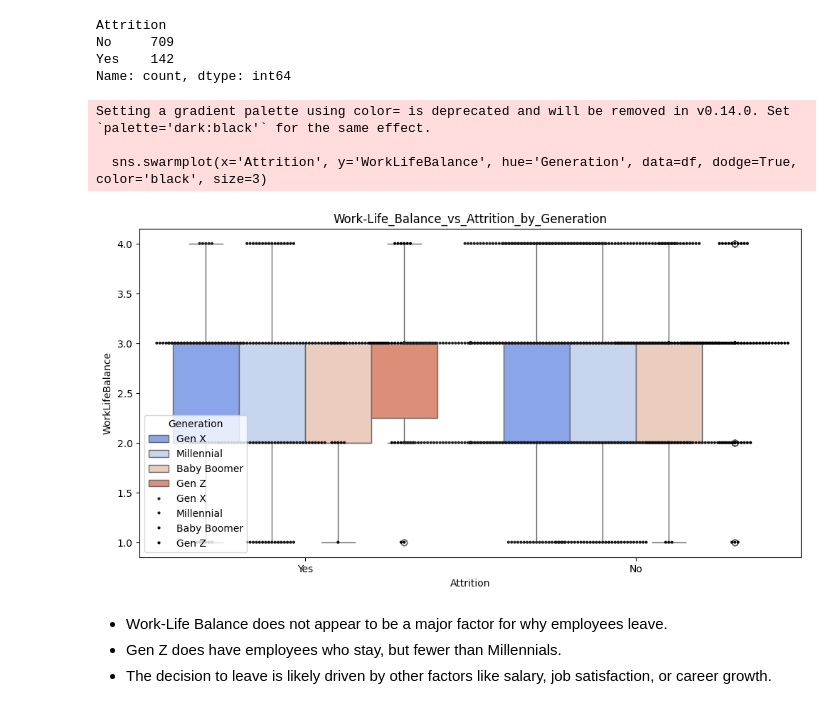
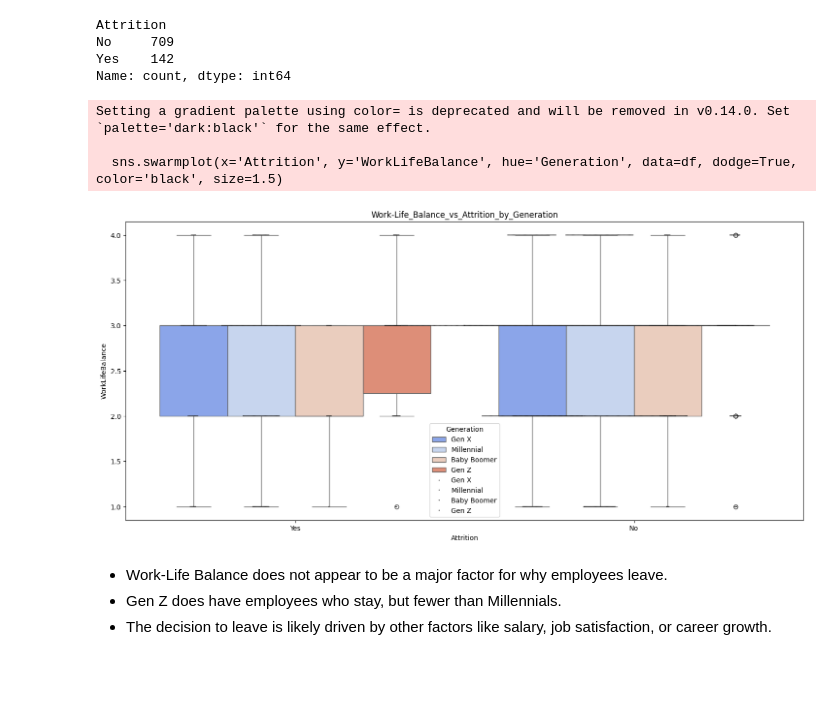
Before and after one commit to Suzie999/HR_Analysis, a Jupyter notebook: HR_Analytics.ipynb, the cells around one changed output. Drawn from its saved outputs; the diff is of its cells as text; code cells hidden in the pictures; blank space fills up the shorter version.

```diff
--- a/HR_Analytics.ipynb
+++ b/HR_Analytics.ipynb
@@ -366,19 +351,19 @@ Name: count, dtype: int64
 # %%
 #different visual for more clarity on work-life balance - swarmplot
 
 import seaborn as sns
 import matplotlib.pyplot as plt
 
-plt.figure(figsize=(12, 6))
+plt.figure(figsize=(18, 8))
 sns.boxplot(x='Attrition', y='WorkLifeBalance', hue='Generation', data=df, palette='coolwarm')
-sns.swarmplot(x='Attrition', y='WorkLifeBalance', hue='Generation', data=df, dodge=True, color='black', size=3)
+sns.swarmplot(x='Attrition', y='WorkLifeBalance', hue='Generation', data=df, dodge=True, color='black', size=1.5)
 plt.title("Work-Life_Balance_vs_Attrition_by_Generation")
 plt.show()
 # %% [output]
 Setting a gradient palette using color= is deprecated and will be removed in v0.14.0. Set `palette='dark:black'` for the same effect.
 
-  sns.swarmplot(x='Attrition', y='WorkLifeBalance', hue='Generation', data=df, dodge=True, color='black', size=3)
+  sns.swarmplot(x='Attrition', y='WorkLifeBalance', hue='Generation', data=df, dodge=True, color='black', size=1.5)
-[figure, old version]
+[figure, new version]
 # %% [markdown]
 *  Work-Life Balance does not appear to be a major factor for why employees leave.
 *  Gen Z does have employees who stay, but fewer than Millennials.
```
Also changed, not shown: parts of 28 cells of this notebook.
